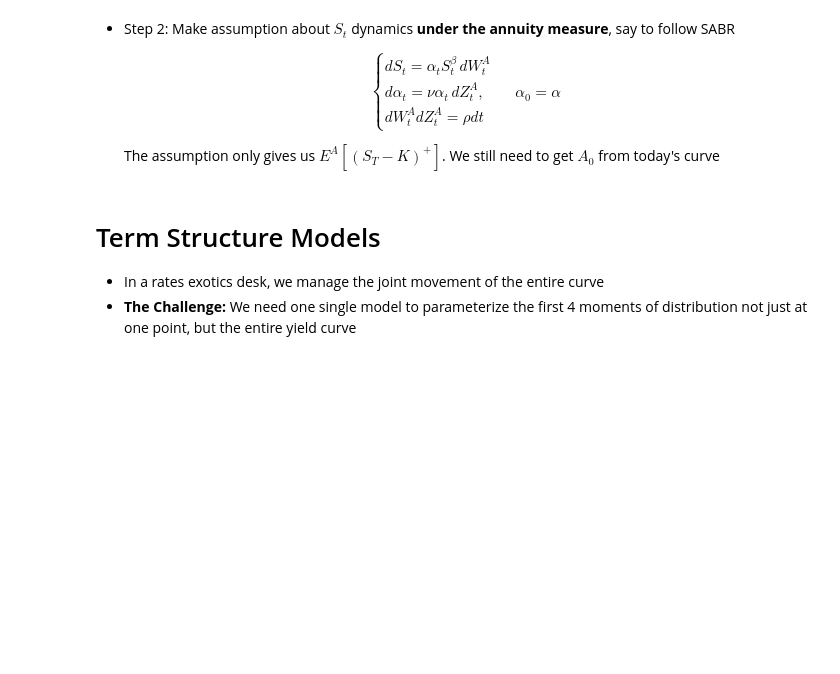
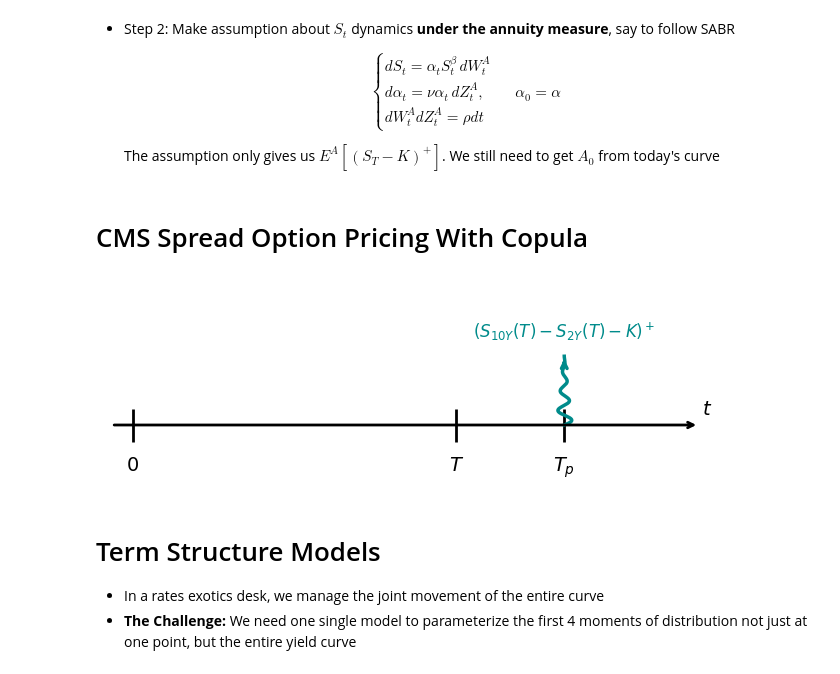
Before and after one commit to beginnerSC/slides, a Jupyter notebook: docs/rates.ipynb, the cells around one changed output. Saved outputs shown, nothing was run; the diff lists cells and outputs as text; code cells hidden in the pictures; blank space fills up the shorter version.

```diff
--- a/docs/rates.ipynb
+++ b/docs/rates.ipynb
@@ -596,6 +596,66 @@ dW_t^AdZ_t^A = \rho dt
 \end{cases}
 \end{align*}
 The assumption only gives us $E^A[(S_T - K)^+]$. We still need to get $A_0$ from today's curve
+# %% [markdown]
+# CMS Spread Option Pricing With Copula
+# %%
+def plot_cms_timeline():
+    import matplotlib.pyplot as plt
+
+    fig, ax = plt.subplots(figsize=(8, 2.5))
+
+    # Time axis
+    min_t, max_t = 0, 10
+
+    # Draw main timeline with arrowhead at the end
+    ax.annotate("", xy=(max_t + 0.5, 0), xytext=(-0.4, 0),
+                arrowprops=dict(arrowstyle="->", color="black", lw=2))
+    ax.text(max_t + 0.55, 0.12, r"$t$", ha="left", va="center", fontsize=14)
+
+    # Markers for t=0, T, T_p
+    T_val = 6
+    T_p = 8
+
+    ax.vlines(0, -0.12, 0.12, color="black", linewidth=2)
+    ax.text(0, -0.22, "$0$", ha='center', va="top", fontsize=14)
+
+    ax.vlines(T_val, -0.12, 0.12, color="black", linewidth=2)
+    ax.text(T_val, -0.22, "$T$", ha='center', va="top", fontsize=14)
+
+    ax.vlines(T_p, -0.12, 0.12, color="black", linewidth=2)
+    ax.text(T_p, -0.22, "$T_p$", ha='center', va="top", fontsize=14)
+
+    # Helper to draw a wiggly (floating-leg) arrow
+    def draw_wiggly_arrow(ax, x, y0=0.0, y1=0.5, amp=0.15, waves=3.5, color="darkcyan", lw=2.5):
+        import numpy as np
+        y = np.linspace(y0, y1, 180)
+        phase = 2 * np.pi * waves * (y - y0) / (y1 - y0)
+        taper = np.linspace(1.0, 0.0, y.size)
+        x_wave = x + amp * np.sin(phase) * taper
+        ax.plot(x_wave, y, color=color, linewidth=lw)
+        ax.annotate(
+            "",
+            xy=(x, y1),
+            xytext=(x, y1 - 0.08),
+            arrowprops=dict(arrowstyle="->", color=color, lw=lw),
+        )
+
+    # Drawing the cashflow
+    cashflow_y = 0.5
+    draw_wiggly_arrow(ax, T_p, y0=0, y1=cashflow_y, amp=0.15, waves=3.5, color="darkcyan", lw=2.5)
+
+    ax.text(T_p, cashflow_y + 0.1, r"$(S_{10Y}(T) - S_{2Y}(T) - K)^+$",
+            ha='center', va='bottom', fontsize=12, color="darkcyan")
+
+    ax.set_ylim(-0.4, 1)
+    ax.set_xlim(-0.5, max_t + 1)
+    ax.axis("off")
+
+    plt.show()
+
+plot_cms_timeline()
+# %% [output]
+[figure, added]
 # %% [markdown]
 # Term Structure Models
 
```
Also changed, not shown: parts of 4 cells of this notebook.
